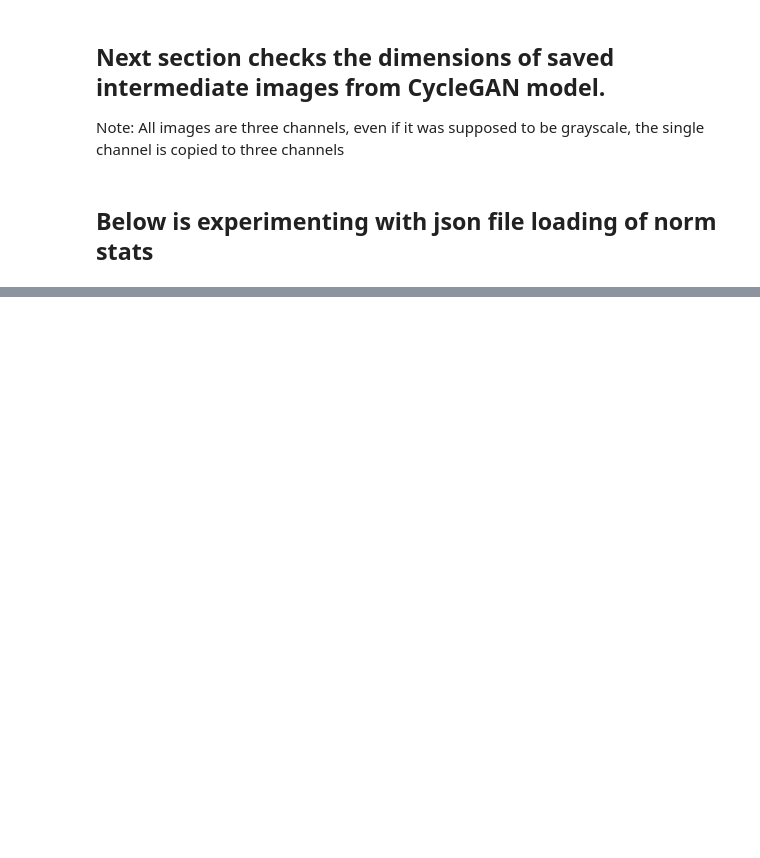
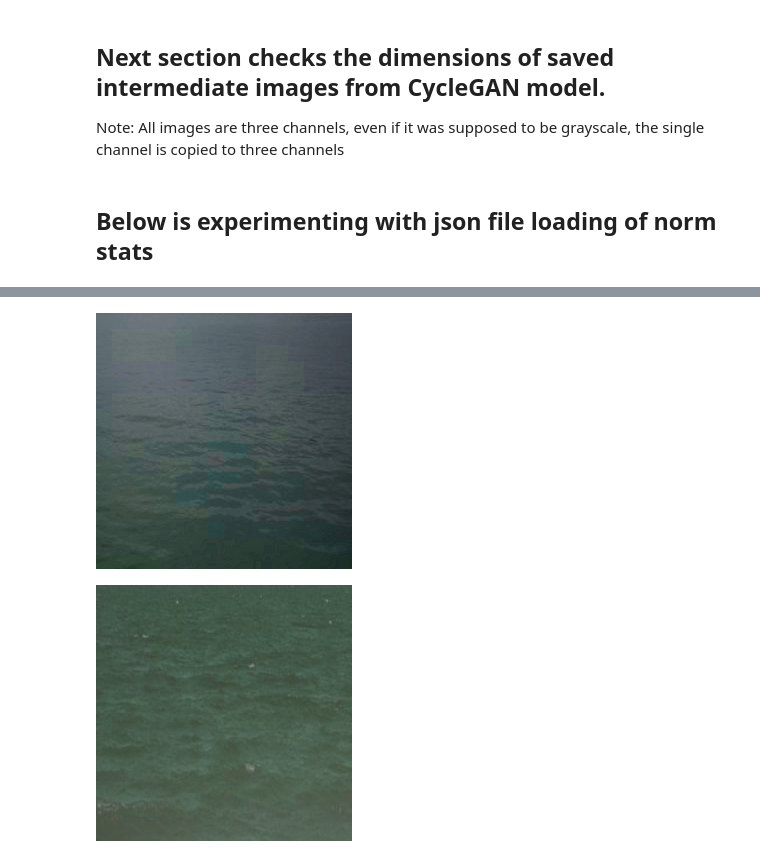
Before and after one commit to AriDeutsch/PerfectStorm, a Jupyter notebook: data/dynoTester.ipynb, the cells around one changed output, grey strips where cells are left out. Drawn from its saved outputs; the diff is of its cells as text; code cells hidden in the pictures; blank space fills up the shorter version.

```diff
--- a/data/dynoTester.ipynb
+++ b/data/dynoTester.ipynb
@@ -18,6 +20,6 @@ trainAimgs = make_dataset(trainA)
 trainBimgs = make_dataset(trainB)
 imgs = trainAimgs+trainBimgs
 # %%
-stats = dynamic_normalisation(trainAimgs[:10],trainBimgs[:10])
+statsTotal,statsA,statsB = dynamic_normalisation(trainAimgs,trainBimgs)
 # %% [output]
 Calculating normalisation stats
@@ -358,0 +195,7 @@ NameError: name 'json' is not defined
+# %%
+if SatScaleA>1:
+    jit_transform_A = transforms.ColorJitter(brightness=0.5, contrast=0.5, saturation=[0.5*SatScaleA,SatScaleA], hue=0)
+    jit_transform_B = transforms.ColorJitter(brightness=0.5, contrast=0.5, saturation=[0.5,1], hue=0.5)
+else:
+    jit_transform_A = transforms.ColorJitter(brightness=0.5, contrast=0.5, saturation=[0.5,1], hue=0.5)
+    jit_transform_B = transforms.ColorJitter(brightness=0.5, contrast=0.5, saturation=[0.5*SatScaleB,SatScaleB], hue=0)
@@ -358,0 +216,10 @@ NameError: name 'json' is not defined
+# %%
+jit_img = jit_transform_A(real_A_img)
+display(jit_img)
+jit_img = jit_transform_B(real_B_img)
+# hsv = np.array(jit_img.convert('HSV'))
+display(jit_img)
+# print(np.max(hsv[:,:,0])
+# %% [output]
+[figure, added]
+[figure, added]
```
Also changed, not shown: parts of 22 cells of this notebook, 9 other files.
